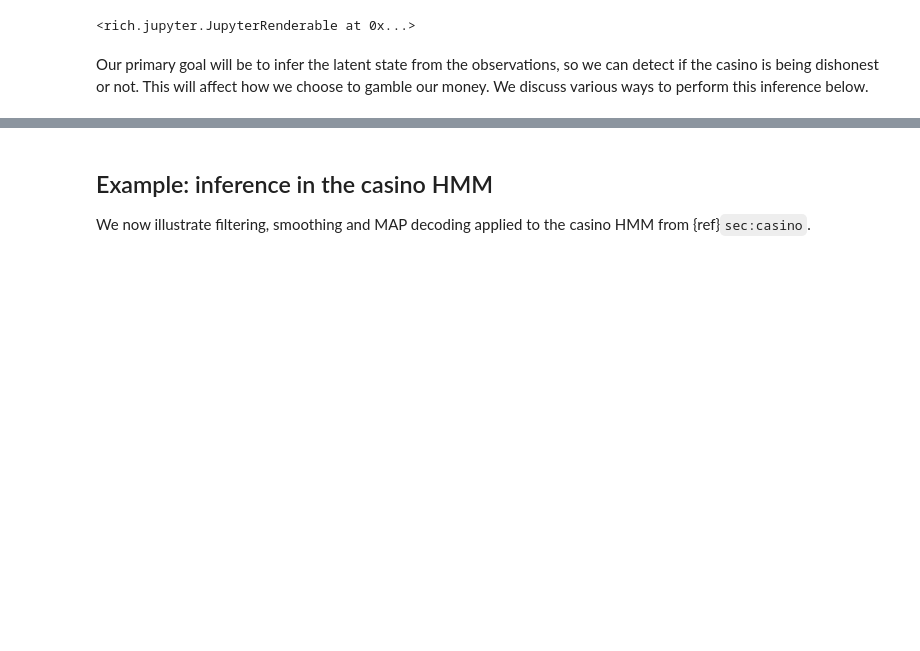
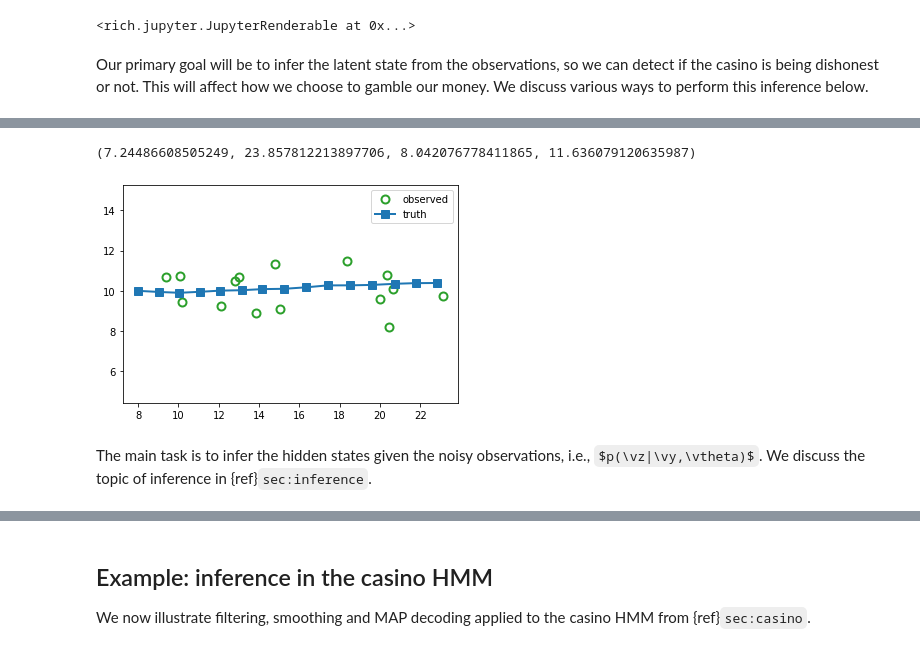
Before and after one commit to probml/ssm-book, a Jupyter notebook: _build/jupyter_execute/chapters/ssm/ssm.ipynb, the cells around one changed output, grey strips where cells are left out. Saved outputs shown, nothing was run; the diff lists cells and outputs as text; code cells hidden in the pictures; some formulas as TeX source; blank space fills up the shorter version.

```diff
--- a/_build/jupyter_execute/chapters/ssm/ssm.ipynb
+++ b/_build/jupyter_execute/chapters/ssm/ssm.ipynb
@@ -434,0 +747,21 @@ Blah blah
+# %%
+
+z_hist, x_hist = lds.sample(key, timesteps)
+
+fig_truth, axs = plt.subplots()
+axs.plot(x_hist[:, 0], x_hist[:, 1],
+        marker="o", linewidth=0, markerfacecolor="none",
+        markeredgewidth=2, markersize=8,
+        label="observed", c="tab:green")
+
+axs.plot(z_hist[:, 0], z_hist[:, 1],
+        linewidth=2, label="truth",
+        marker="s", markersize=8)
+axs.legend()
+axs.axis("equal")
+# %% [output]
+(7.24486608505249, 23.857812213897706, 8.042076778411865, 11.636079120635987)
+[figure, added]
+# %% [markdown]
+The main task is to infer the hidden states given the noisy
+observations, i.e., $p(\vz|\vy,\vtheta)$. We discuss the topic of inference in {ref}`sec:inference`.
```
Also changed, not shown: parts of 18 cells of this notebook, 33 other files.
